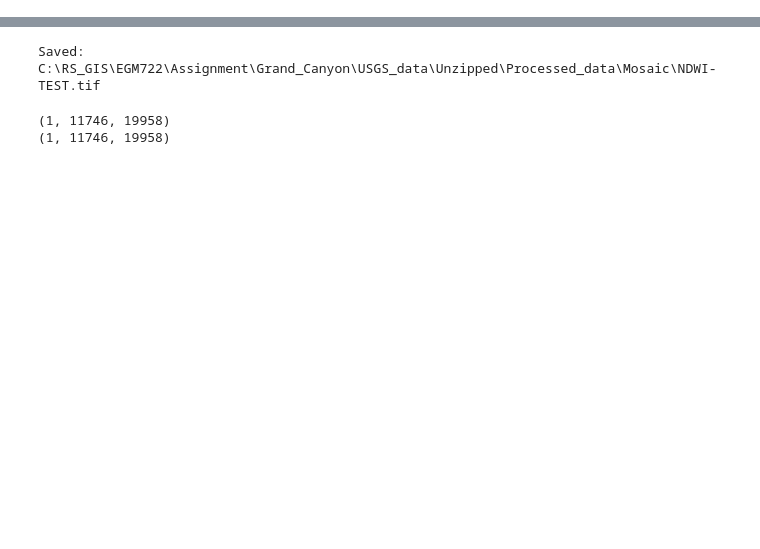
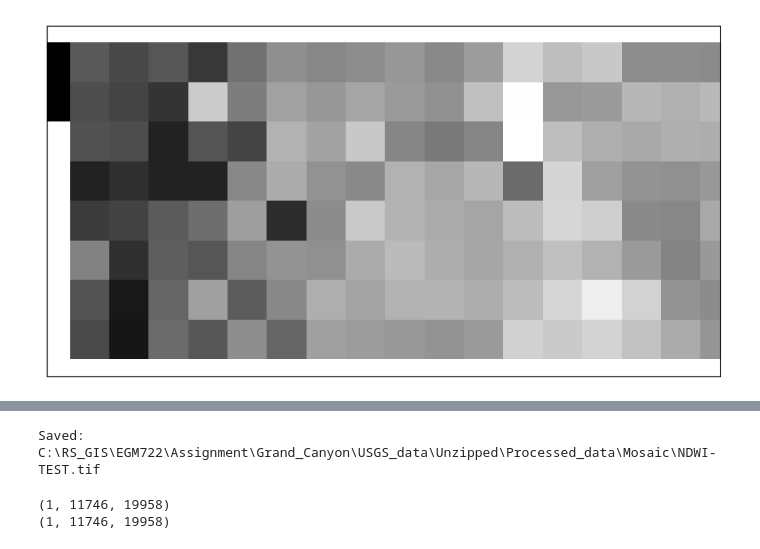
Before and after one commit to jjmcloughlin05/EGM722-Assessment, a Jupyter notebook: Assignment-II.ipynb, the cells around one changed output, grey strips where cells are left out. Saved outputs shown, nothing was run; the diff lists cells and outputs as text; code cells hidden in the pictures; blank space fills up the shorter version.

```diff
--- a/Assignment-II.ipynb
+++ b/Assignment-II.ipynb
@@ -162,0 +365,33 @@ def merging_polygons(poly_gdf, ref_poly):
+# %%
+### mosaics the dem's, but uses a virtual raster to spped the process, converts dem to 32612 for comparison against raster
+# 1. Define your paths
+dem_files = [fn for fn in download_file if 'dem.tif' in fn.name]
+vrt_path = earthaccess_data / "combined.vrt"
+dem_merged_4326 = earthaccess_data / "DEM_merged_4326.tif"
+dem_final_26912 = earthaccess_data / "DEM_final_26912.tif"
+
+# 2. Create the file list string
+files_to_merge = " ".join([f'"{str(f)}"' for f in dem_files])
+
+# 3. Run the fast commands
+os.system(f"gdalbuildvrt {vrt_path.as_posix()} {files_to_merge}")
+os.system(f"gdal_translate -ot Float32 {vrt_path.as_posix()} {dem_merged_4326.as_posix()}")
+
+# Projecting to Meters (EPSG:32612) for analysis
+os.system(f"gdalwarp -t_srs EPSG:26912 -r bilinear -ot Float32 {dem_merged_4326.as_posix()} {dem_final_26912.as_posix()}")
+
+# 4. Open the PROJECTED result for plotting/analysis
+with rio.open(dem_final_26912) as dataset:
+    # Use the downsampling trick here if the plot is still slow!
+    dem = dataset.read(1)
+    crs = dataset.crs
+    # Note: These bounds will now be in METERS, not degrees
+    xmin, ymin, xmax, ymax = dataset.bounds
+
+data_crs = ccrs.UTM(zone=12)
+fig, ax = plt.subplots(1, 1, figsize=(10, 10), subplot_kw=dict(projection=ccrs.PlateCarree()))
+ax.imshow(dem, cmap='gray', transform=data_crs, extent=[xmin, xmax, ymin, ymax])
+ax.set_extent([xmin, xmax, ymin, ymax], crs=data_crs)
+plt.show()
+# %% [output]
+[figure, added]
```
Also changed, not shown: parts of 31 cells of this notebook, 2 other files.
